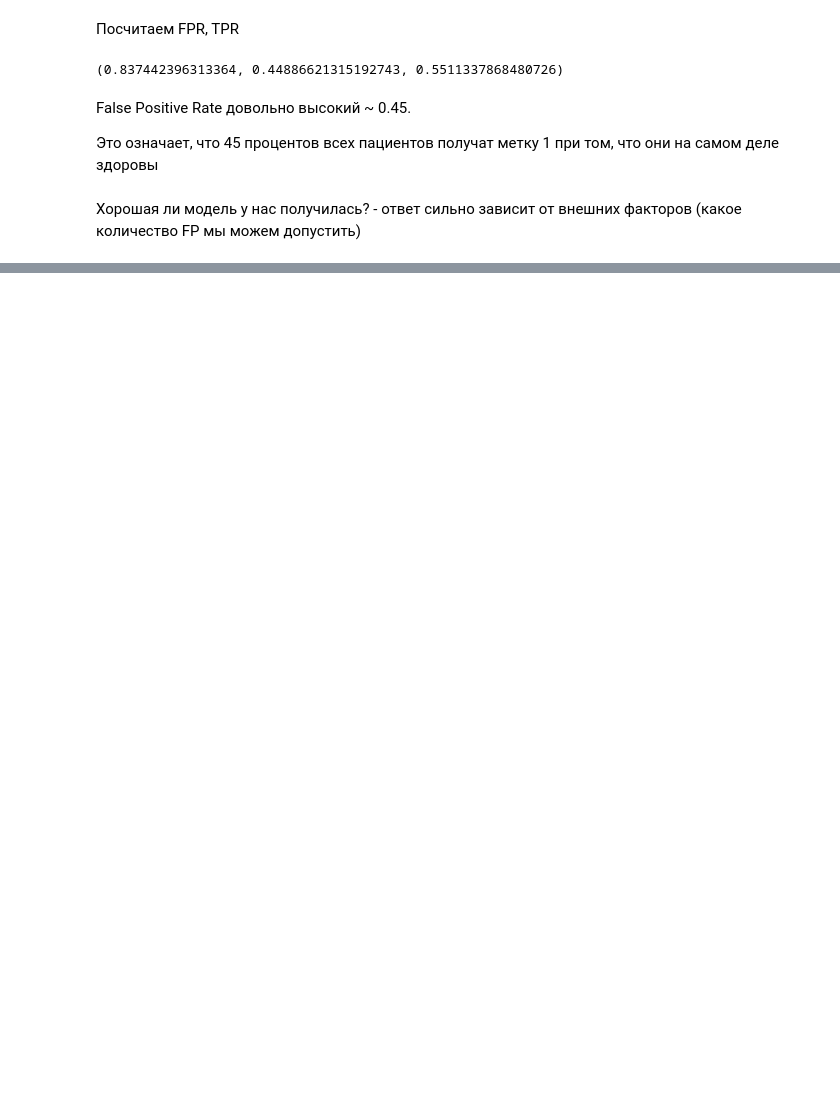
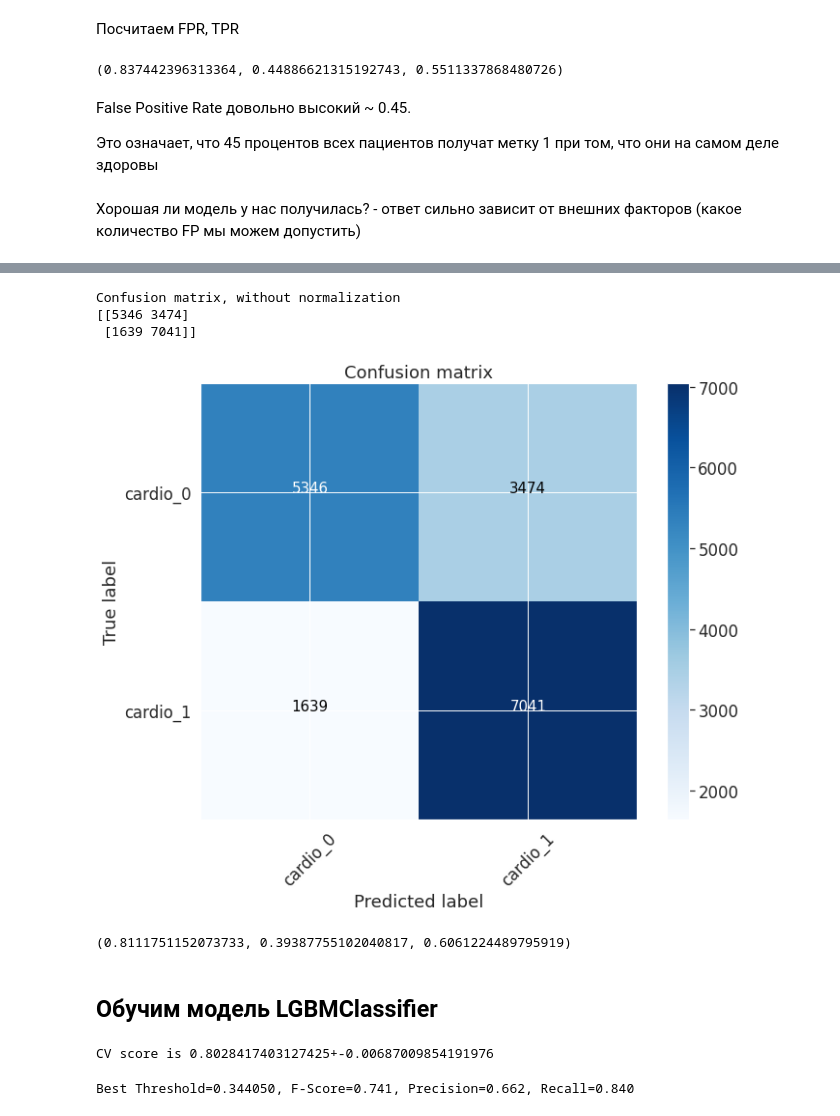
Before and after one commit to MikhailDemin/GB_DataScience-in-Med, a Jupyter notebook: 16_ML_in_business/16_lesson_3_my_solution.ipynb, the cells around one changed output, grey strips where cells are left out. Saved outputs shown, nothing was run; the diff lists cells and outputs as text; code cells hidden in the pictures; blank space fills up the shorter version.

```diff
--- a/16_ML_in_business/16_lesson_3_my_solution.ipynb
+++ b/16_ML_in_business/16_lesson_3_my_solution.ipynb
@@ -516,0 +401,62 @@ False Positive Rate довольно высокий ~ 0.45.
+# %%
+font = {'size' : 15}
+
+plt.rc('font', **font)
+
+cnf_matrix = confusion_matrix(y_test, y_score>thresholds[ix])
+plt.figure(figsize=(10, 8))
+plot_confusion_matrix(cnf_matrix, classes=['cardio_0', 'cardio_1'],
+                      title='Confusion matrix')
+plt.savefig("conf_matrix.png")
+plt.show()
+# %% [output]
+Confusion matrix, without normalization
+[[5346 3474]
+ [1639 7041]]
+[figure, added]
+# %%
+TN = cnf_matrix[0][0]
+FN = cnf_matrix[1][0]
+TP = cnf_matrix[1][1]
+FP = cnf_matrix[0][1]
+
+TPR = TP/(TP+FN)
+FPR = FP/(FP+TN)
+TNR = TN/(FP+TN)
+TPR, FPR, TNR
+# %% [output]
+(0.8111751152073733, 0.39387755102040817, 0.6061224489795919)
+# %% [markdown]
+## Обучим модель LGBMClassifier
+# %%
+from lightgbm import LGBMClassifier
+
+classifier = Pipeline([
+    ('features',feats),
+    ('classifier', LGBMClassifier(max_depth =5, class_weight='balanced', random_state=42)),
+])
+
+
+#запустим кросс-валидацию
+cv_scores = cross_val_score(classifier, X_train, y_train, cv=16, scoring='roc_auc')
+cv_score = np.mean(cv_scores)
+cv_score_std = np.std(cv_scores)
+print('CV score is {}+-{}'.format(cv_score, cv_score_std))
+
+#обучим пайплайн на всем тренировочном датасете
+classifier.fit(X_train, y_train)
+y_score = classifier.predict_proba(X_test)[:, 1]
+# %% [output]
+CV score is 0.8028417403127425+-0.00687009854191976
+# %%
+b=1
+precision, recall, thresholds = precision_recall_curve(y_test.values, y_score)
+fscore = (1+b**2)*(precision * recall) / (b**2*precision + recall)
+# locate the index of the largest f score
+ix = np.argmax(fscore)
+print('Best Threshold=%f, F-Score=%.3f, Precision=%.3f, Recall=%.3f' % (thresholds[ix],
+                                                                        fscore[ix],
+                                                                        precision[ix],
+                                                                        recall[ix]))
+# %% [output]
+Best Threshold=0.344050, F-Score=0.741, Precision=0.662, Recall=0.840
```
Also changed, not shown: parts of 63 cells of this notebook, 1 other file.
